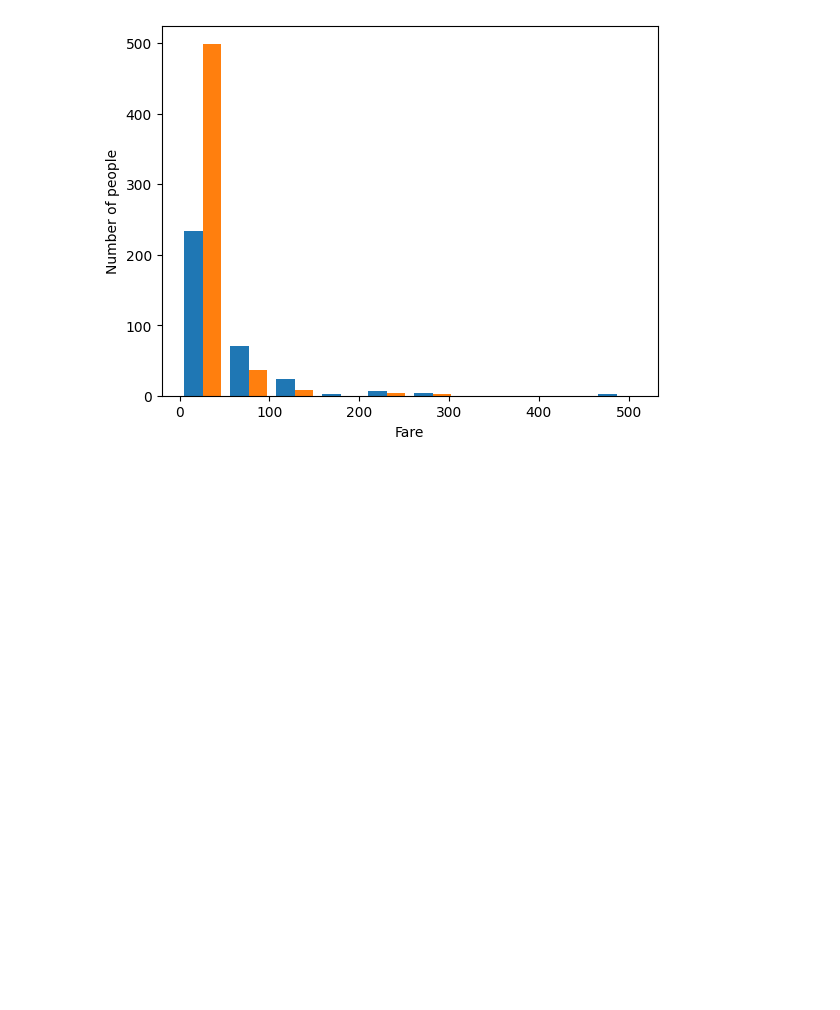
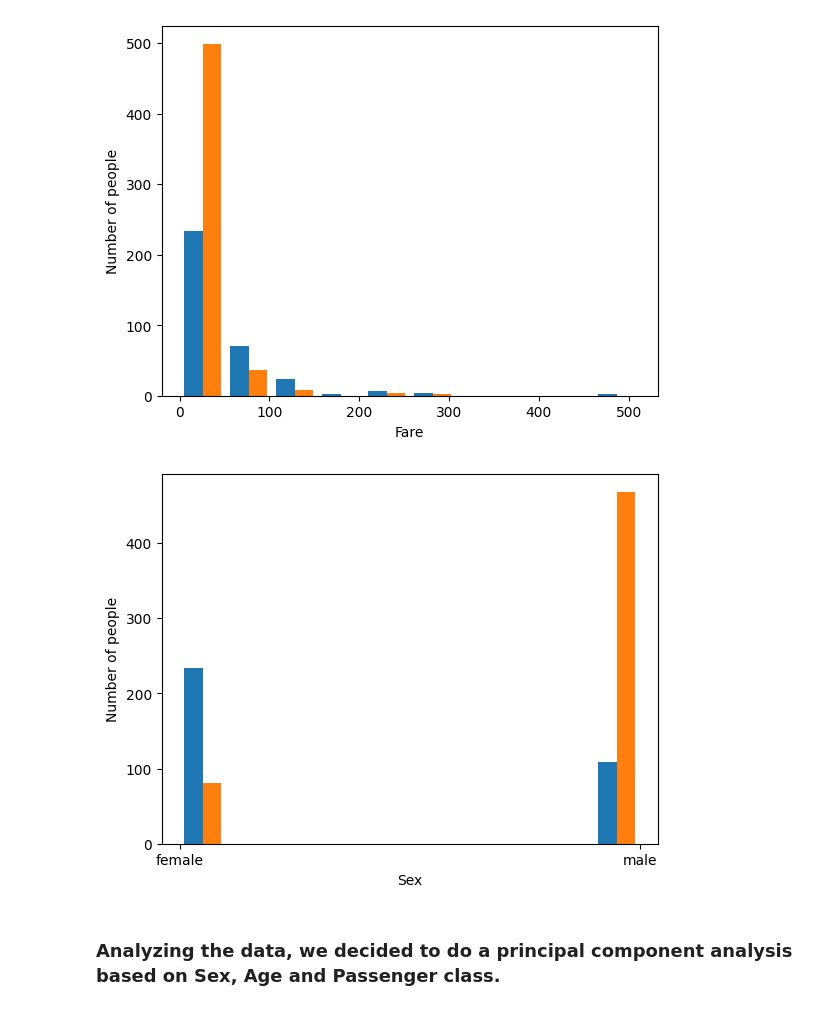
Before and after one commit to Oscilous/IML-A10, a Jupyter notebook: main.ipynb, the cells around one changed output. Saved outputs shown, nothing was run; the diff lists cells and outputs as text; code cells hidden in the pictures; blank space fills up the shorter version.

```diff
--- a/main.ipynb
+++ b/main.ipynb
@@ -96,3 +99,13 @@ plt.title = ("Survival rate based on Fare")
 plt.show()
 # %% [output]
 [figure]
+# %%
+plt.hist([Survived['Sex'], Dead['Sex']])    #Plotting the amount of people who survived and died compared to age
+plt.xlabel("Sex")
+plt.ylabel("Number of people")
+plt.title = ("Survival rate based on Sex")
+plt.show()
+# %% [output]
+[figure, added]
+# %% [markdown]
+### Analyzing the data, we decided to do a principal component analysis based on Sex, Age and Passenger class.
```
Also changed, not shown: parts of 7 cells of this notebook, 1 other file.
